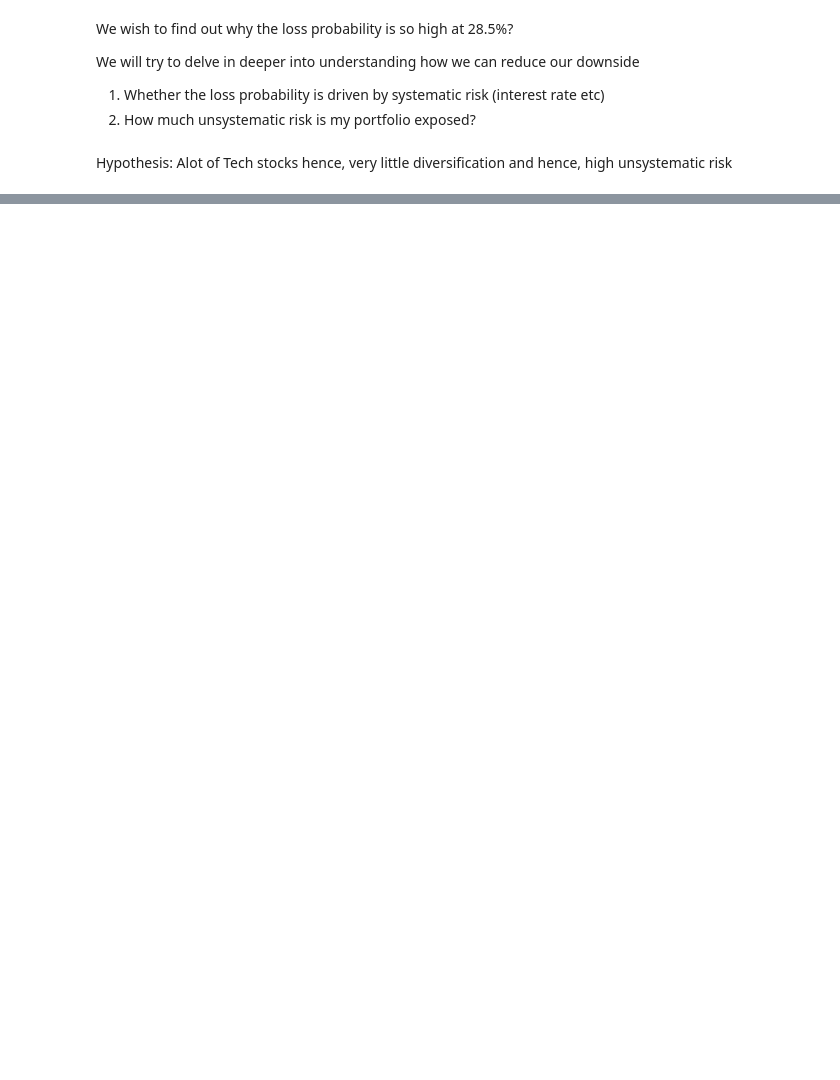
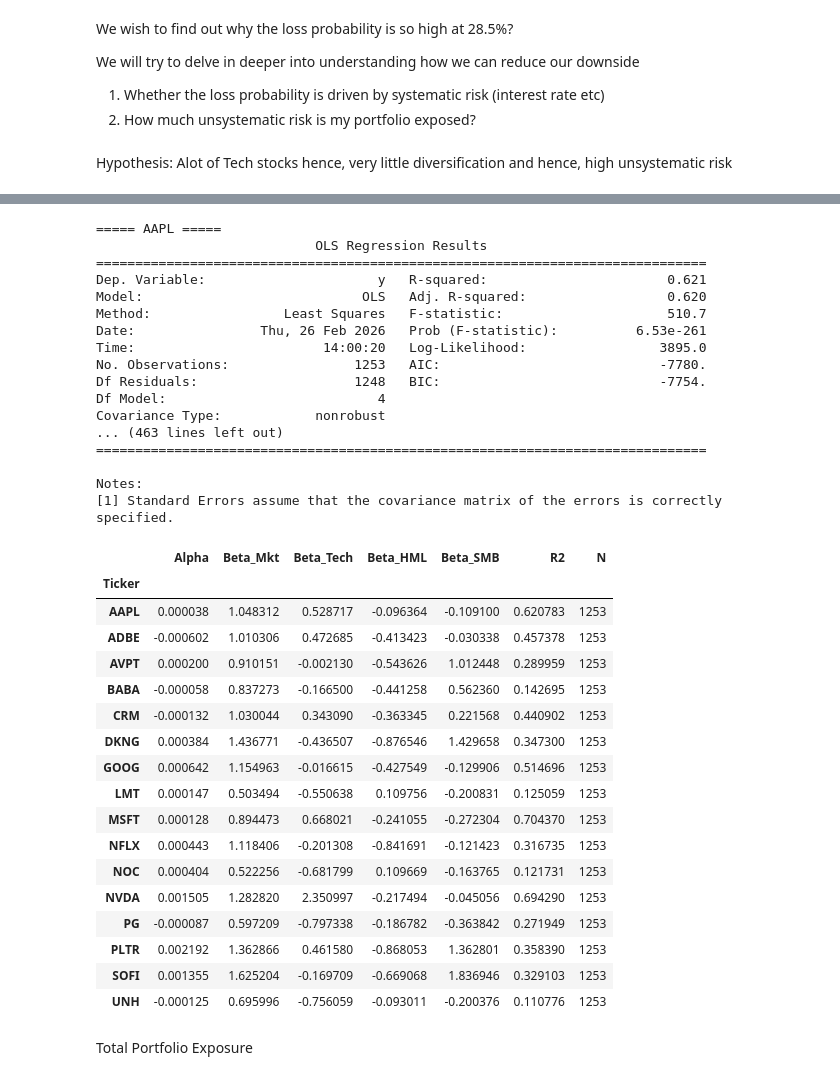
Before and after one commit to LeKaiChong/Quant-Risk-Project, a Jupyter notebook: monte carlo simulation.ipynb, the cells around one changed output, grey strips where cells are left out. Cells and saved outputs as stored; diff of their text form; code cells hidden in the pictures; blank space fills up the shorter version.

Commit message:
added factor models and interpretation

```diff
--- a/monte carlo simulation.ipynb
+++ b/monte carlo simulation.ipynb
@@ -100,0 +221,41 @@ ff_data.drop(columns='Date',inplace=True)
+# %%
+summaryoffactormodel,results=factor_models.factor_modelling(stockreturns,X)
+summaryoffactormodel
+# %% [output]
+===== AAPL =====
+                            OLS Regression Results
+==============================================================================
+Dep. Variable:                      y   R-squared:                       0.621
+Model:                            OLS   Adj. R-squared:                  0.620
+Method:                 Least Squares   F-statistic:                     510.7
+Date:                Thu, 26 Feb 2026   Prob (F-statistic):          6.53e-261
+Time:                        14:00:20   Log-Likelihood:                 3895.0
+No. Observations:                1253   AIC:                            -7780.
+Df Residuals:                    1248   BIC:                            -7754.
+Df Model:                           4
+Covariance Type:            nonrobust
+... (463 lines left out)
+==============================================================================
+
+Notes:
+[1] Standard Errors assume that the covariance matrix of the errors is correctly specified.
+|  | Alpha | Beta_Mkt | Beta_Tech | Beta_HML | Beta_SMB | R2 | N |
+| Ticker |  |  |  |  |  |  |  |
+| AAPL | 0.000038 | 1.048312 | 0.528717 | -0.096364 | -0.109100 | 0.620783 | 1253 |
+| ADBE | -0.000602 | 1.010306 | 0.472685 | -0.413423 | -0.030338 | 0.457378 | 1253 |
+| AVPT | 0.000200 | 0.910151 | -0.002130 | -0.543626 | 1.012448 | 0.289959 | 1253 |
+| BABA | -0.000058 | 0.837273 | -0.166500 | -0.441258 | 0.562360 | 0.142695 | 1253 |
+| CRM | -0.000132 | 1.030044 | 0.343090 | -0.363345 | 0.221568 | 0.440902 | 1253 |
+| DKNG | 0.000384 | 1.436771 | -0.436507 | -0.876546 | 1.429658 | 0.347300 | 1253 |
+| GOOG | 0.000642 | 1.154963 | -0.016615 | -0.427549 | -0.129906 | 0.514696 | 1253 |
+| LMT | 0.000147 | 0.503494 | -0.550638 | 0.109756 | -0.200831 | 0.125059 | 1253 |
+| MSFT | 0.000128 | 0.894473 | 0.668021 | -0.241055 | -0.272304 | 0.704370 | 1253 |
+| NFLX | 0.000443 | 1.118406 | -0.201308 | -0.841691 | -0.121423 | 0.316735 | 1253 |
+| NOC | 0.000404 | 0.522256 | -0.681799 | 0.109669 | -0.163765 | 0.121731 | 1253 |
+| NVDA | 0.001505 | 1.282820 | 2.350997 | -0.217494 | -0.045056 | 0.694290 | 1253 |
+| PG | -0.000087 | 0.597209 | -0.797338 | -0.186782 | -0.363842 | 0.271949 | 1253 |
+| PLTR | 0.002192 | 1.362866 | 0.461580 | -0.868053 | 1.362801 | 0.358390 | 1253 |
+| SOFI | 0.001355 | 1.625204 | -0.169709 | -0.669068 | 1.836946 | 0.329103 | 1253 |
+| UNH | -0.000125 | 0.695996 | -0.756059 | -0.093011 | -0.200376 | 0.110776 | 1253 |
+# %% [markdown]
+Total Portfolio Exposure
```
Also changed, not shown: parts of 15 cells of this notebook, 3 other files.
